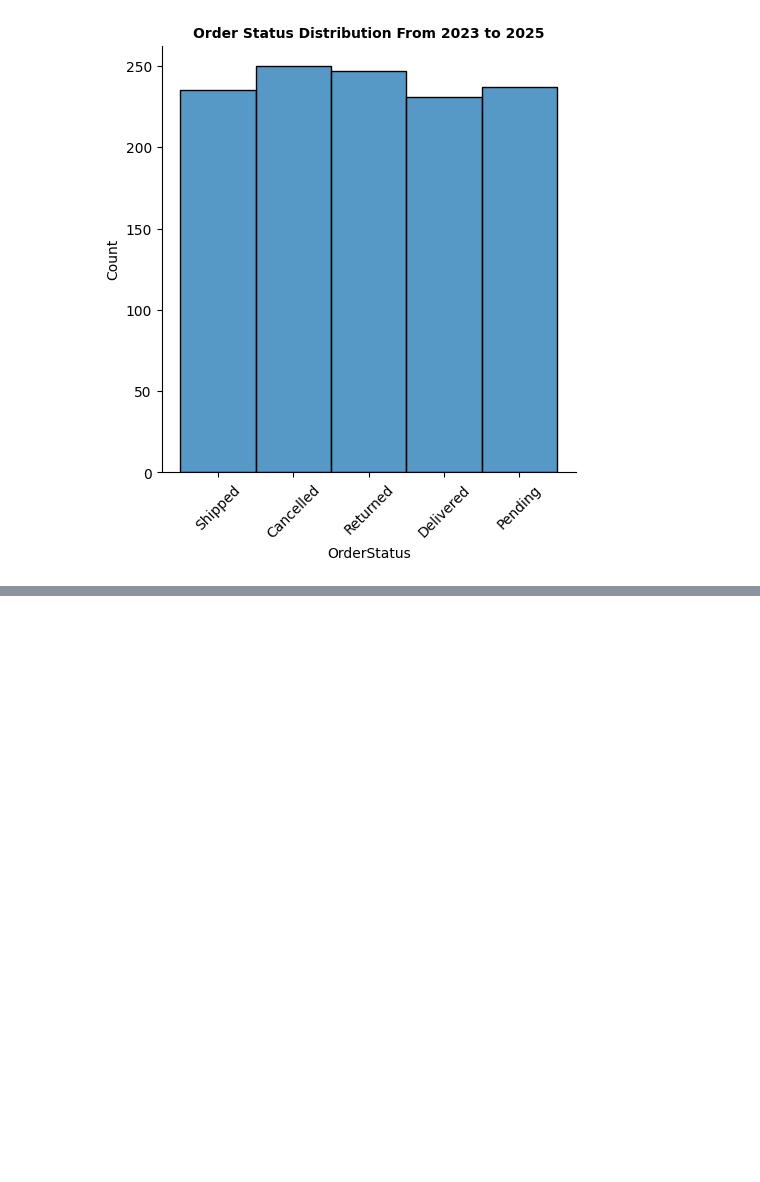
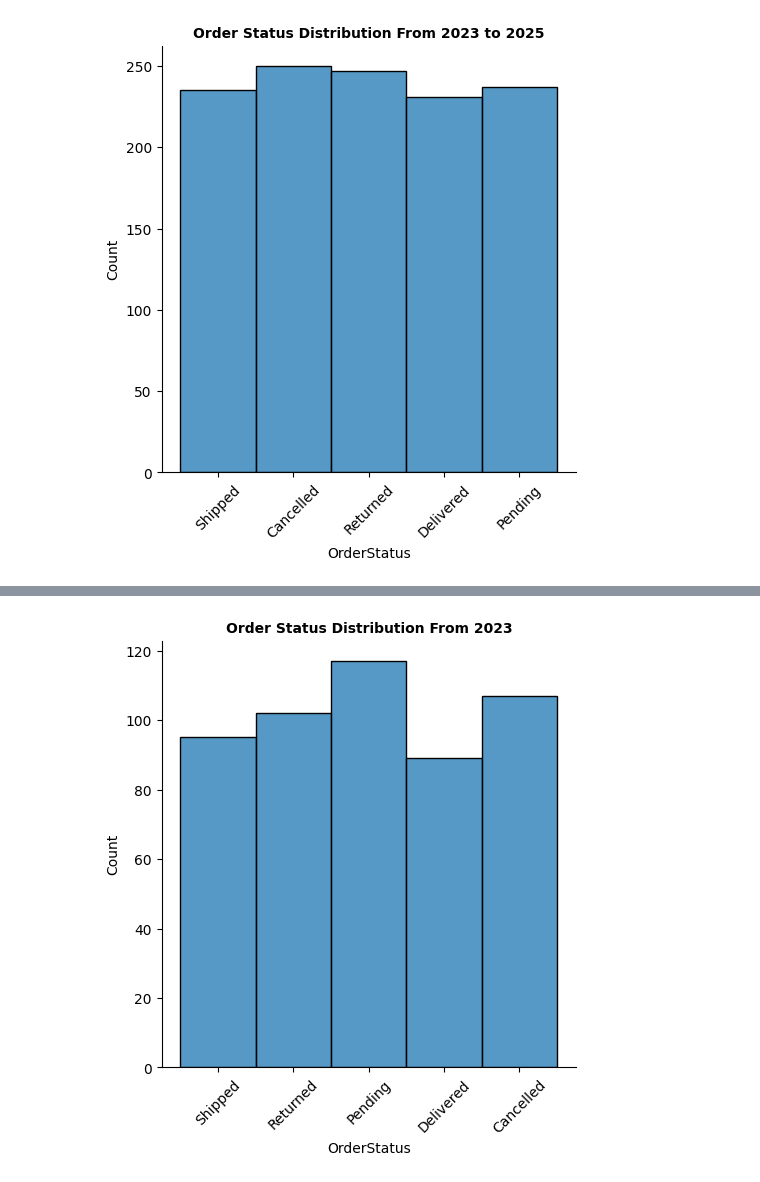
Before and after one commit to Vaishnavi-T-G/Sales_Data, a Jupyter notebook: Welcome_To_Colab.ipynb, the cells around one changed output, grey strips where cells are left out. Saved outputs shown, nothing was run; the diff lists cells and outputs as text; code cells hidden in the pictures; blank space fills up the shorter version.

```diff
--- a/Welcome_To_Colab.ipynb
+++ b/Welcome_To_Colab.ipynb
@@ -70,0 +123,2 @@ plt.show()
+# %%
+Store['Date'] = pd.to_datetime(Store['Date'],format = '%y-%m-%d', errors = 'coerce')
@@ -70,0 +129,4 @@ plt.show()
+# %%
+Store_2023 = Store[Store['Date'].dt.year== 2023]
+Store_2024 = Store[Store['Date'].dt.year== 2024]
+Store_2025 = Store[Store['Date'].dt.year== 2025]
@@ -70,0 +164,7 @@ plt.show()
+# %%
+sns.displot(Store_2023['OrderStatus'])
+plt.title("Order Status Distribution From 2023", fontsize = '10', fontweight ='bold', loc ='Center')
+plt.xticks(rotation = 45)
+plt.show()
+# %% [output]
+[figure, added]
```
Also changed, not shown: parts of 11 cells of this notebook.
